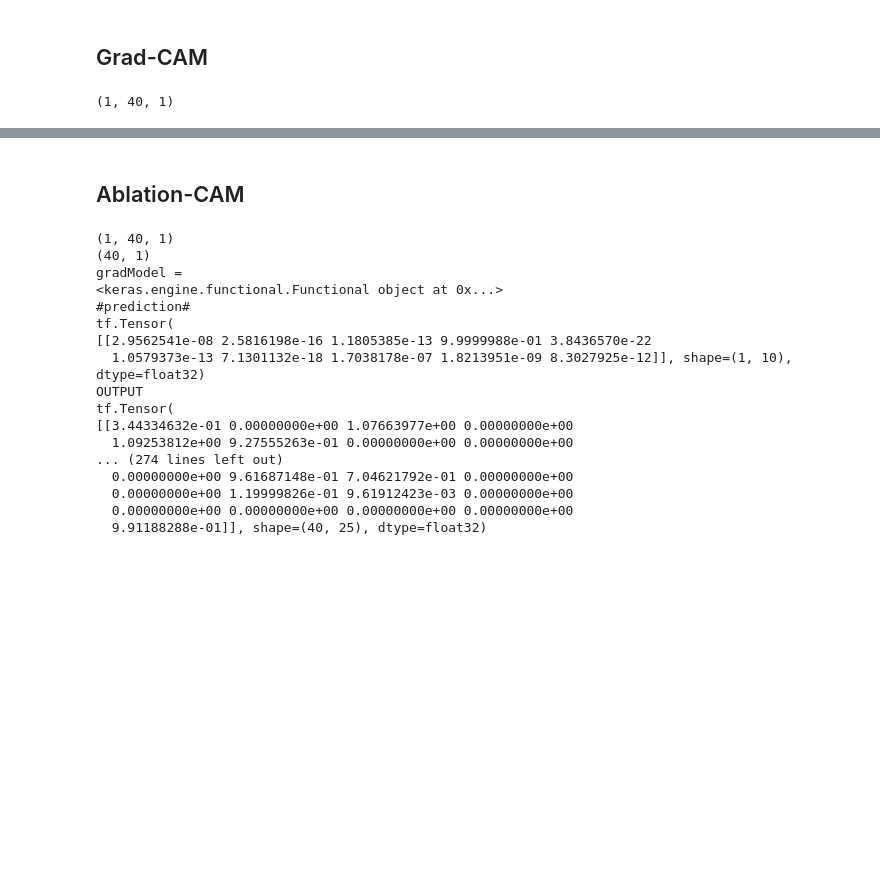
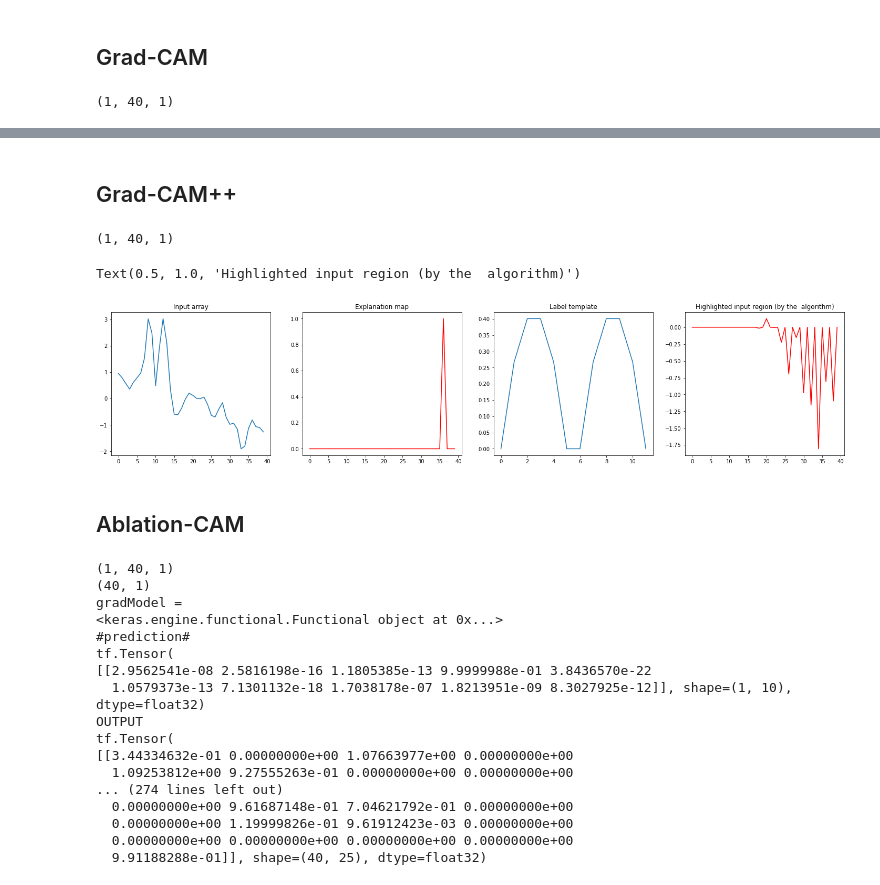
Before and after one commit to Awesome-guys-in-ECE1747/ECE1512_2022W_ProjectRepo_J.Xu_and_W.Xu, a Jupyter notebook: ProjectA/Project_A_Supp/MNIST1D.ipynb, the cells around one changed output, grey strips where cells are left out. Drawn from its saved outputs; the diff is of its cells as text; code cells hidden in the pictures; blank space fills up the shorter version.

```diff
--- a/ProjectA/Project_A_Supp/MNIST1D.ipynb
+++ b/ProjectA/Project_A_Supp/MNIST1D.ipynb
@@ -513,3 +513,35 @@ Text(0.5, 1.0, 'Highlighted input region (by the  algorithm)')
+# %% [markdown]
+## Grad-CAM++
+# %%
+print(input.shape)
+# input = input.reshape(40,1)
+# print(input.shape)
+explanation = grad_cam_plus_plus(model,input, 'conv1d_2')
+# %% [output]
+(1, 40, 1)
+# %%
+threshold = np.sort(explanation)[-12]
+
+plt.figure(figsize=(25,5))
+
+plt.subplot(1,4,1)
+plt.plot(input[0])
+plt.title('Input array')
+
+plt.subplot(1,4,2)
+plt.plot(explanation, 'r')
+plt.title('Explanation map')
+
+plt.subplot(1,4,3)
+plt.plot(dataset['templates']['x'][label])
+plt.title('Label template')
+
+plt.subplot(1,4,4)
+plt.plot((input[0,:,0]*(explanation>threshold)), 'r')
+plt.title('Highlighted input region (by the  algorithm)')
+# %% [output]
+Text(0.5, 1.0, 'Highlighted input region (by the  algorithm)')
+[figure, added]
 # %% [markdown]
 ## Ablation-CAM
 # %%
```
Also changed, not shown: parts of 7 cells of this notebook, 4 other files.
